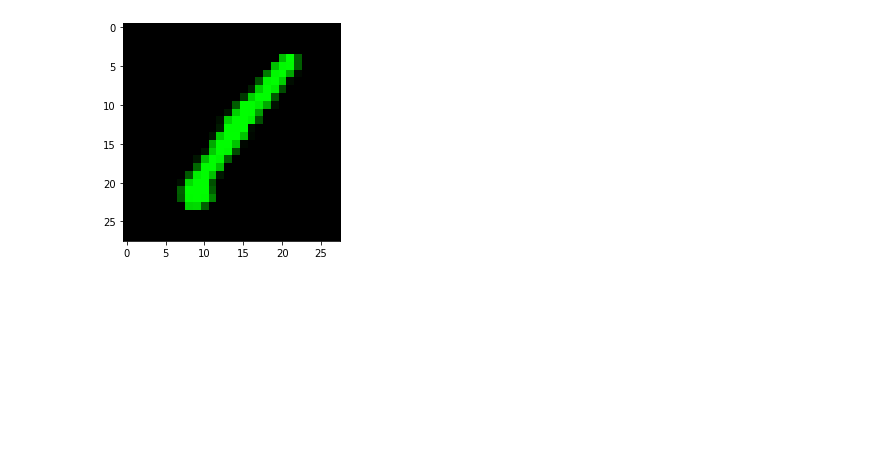
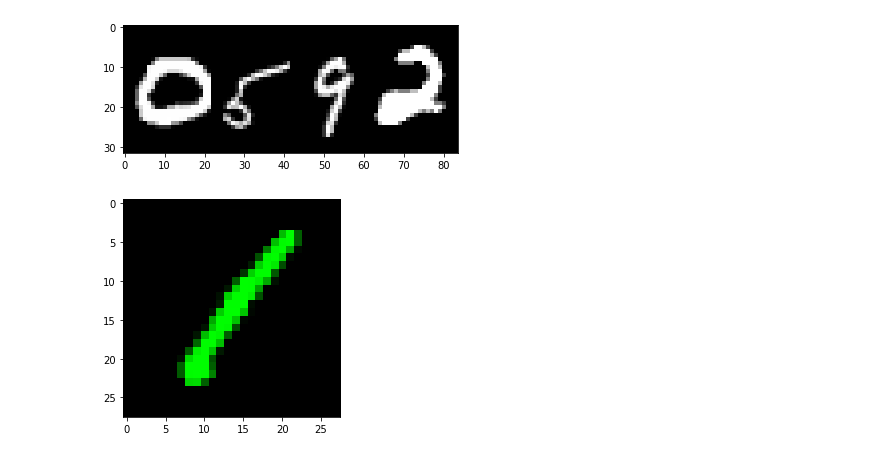
Before and after one commit to tunmustard/features_extractions, a Jupyter notebook: main_data_set_preparation.ipynb, the cells around one changed output. Drawn from its saved outputs; the diff is of its cells as text; code cells hidden in the pictures; blank space fills up the shorter version.

```diff
--- a/main_data_set_preparation.ipynb
+++ b/main_data_set_preparation.ipynb
@@ -82,3 +191,7 @@ x_train = np.array(mnist_train[['pixel' + str(idx) for idx in range(784)]][:20])
+# %%
+Debug.show_image(test_img)
+# %% [output]
+[figure, added]
 # %%
 #Make red from gray
 x_train_sc1 = Debug.scale_to_1(x_train)
```
Also changed, not shown: parts of 7 cells of this notebook.
